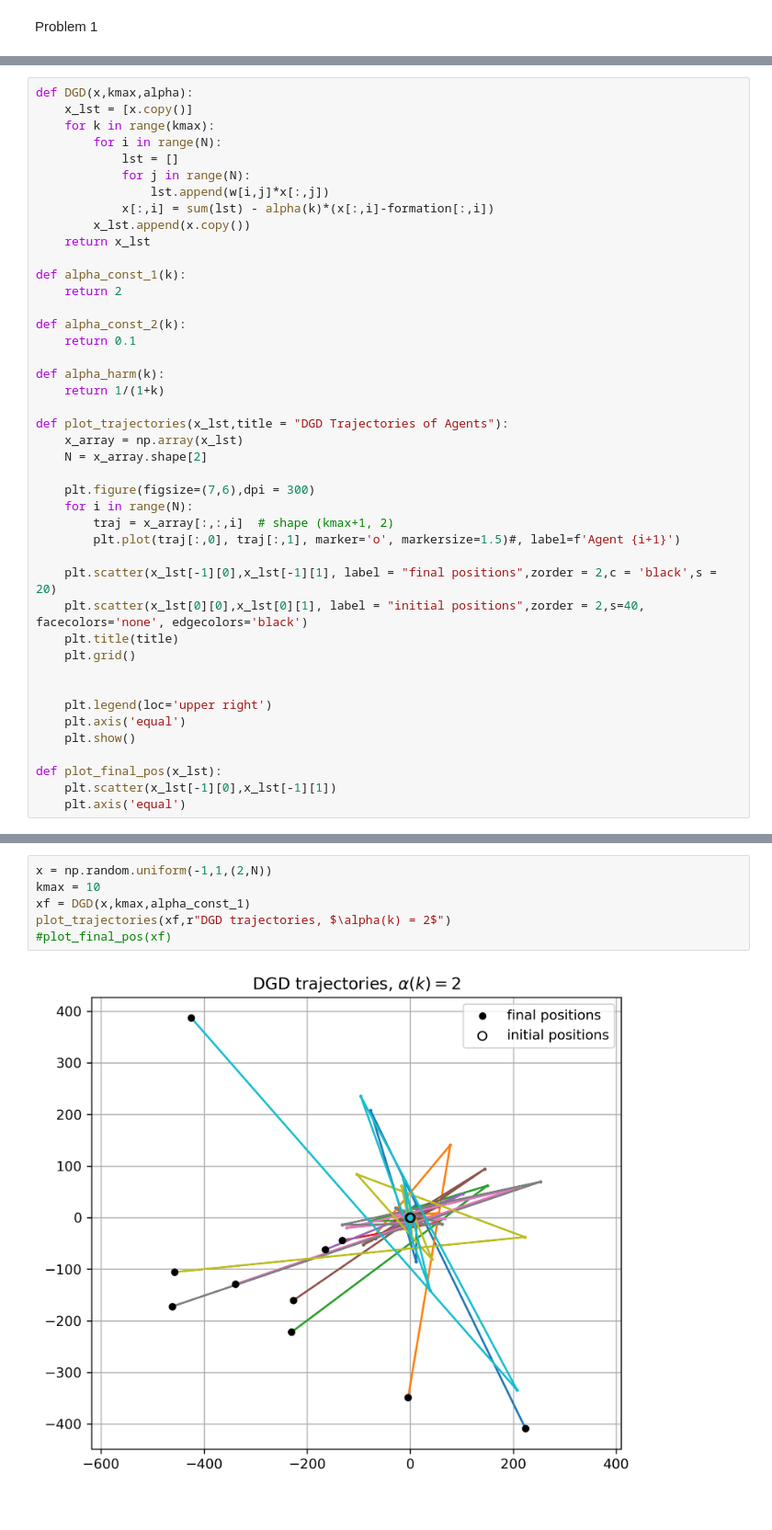
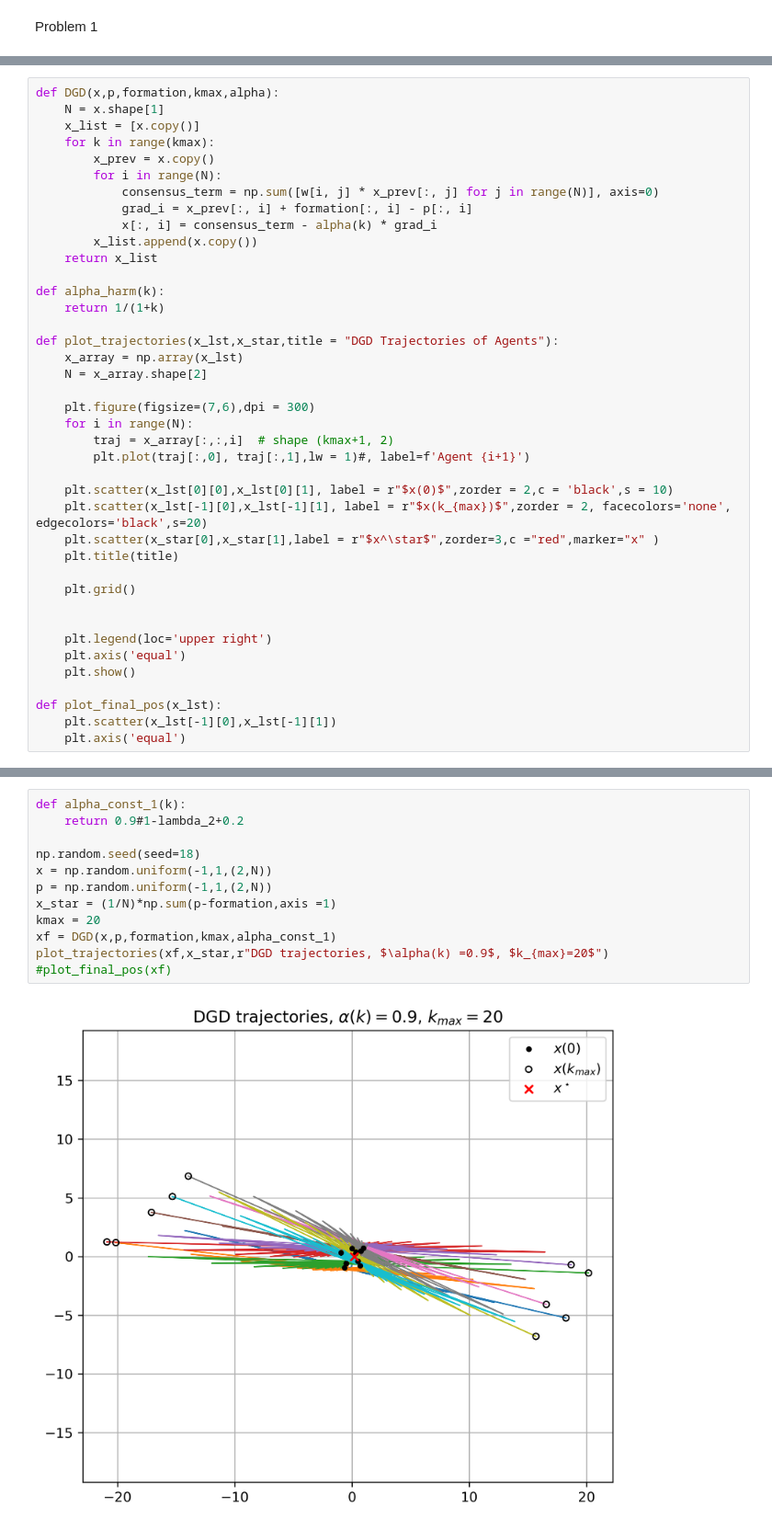
Before and after one commit to valentine-alia/MAE-6870, a Jupyter notebook: hw2/hw2_code_1.ipynb, the cells around one changed output, grey strips where cells are left out. Shown at 92% size. Cells and saved outputs as stored; diff of their text form.

```diff
--- a/hw2/hw2_code_1.ipynb
+++ b/hw2/hw2_code_1.ipynb
@@ -54,36 +47,33 @@ array([0., 1.])
 # %%
-def DGD(x,kmax,alpha):
-    x_lst = [x.copy()]
+def DGD(x,p,formation,kmax,alpha):
+    N = x.shape[1]
+    x_list = [x.copy()]
     for k in range(kmax):
+        x_prev = x.copy()
         for i in range(N):
-            lst = []
-            for j in range(N):
-                lst.append(w[i,j]*x[:,j])
-            x[:,i] = sum(lst) - alpha(k)*(x[:,i]-formation[:,i])
-        x_lst.append(x.copy())
-    return x_lst
-
-def alpha_const_1(k):
-    return 2
-
-def alpha_const_2(k):
-    return 0.1
+            consensus_term = np.sum([w[i, j] * x_prev[:, j] for j in range(N)], axis=0)
+            grad_i = x_prev[:, i] + formation[:, i] - p[:, i]
+            x[:, i] = consensus_term - alpha(k) * grad_i
+        x_list.append(x.copy())
+    return x_list
 
 def alpha_harm(k):
     return 1/(1+k)
 
-def plot_trajectories(x_lst,title = "DGD Trajectories of Agents"):
+def plot_trajectories(x_lst,x_star,title = "DGD Trajectories of Agents"):
     x_array = np.array(x_lst)
     N = x_array.shape[2]
 
     plt.figure(figsize=(7,6),dpi = 300)
     for i in range(N):
         traj = x_array[:,:,i]  # shape (kmax+1, 2)
-        plt.plot(traj[:,0], traj[:,1], marker='o', markersize=1.5)#, label=f'Agent {i+1}')
+        plt.plot(traj[:,0], traj[:,1],lw = 1)#, label=f'Agent {i+1}')
 
-    plt.scatter(x_lst[-1][0],x_lst[-1][1], label = "final positions",zorder = 2,c = 'black',s = 20)
-    plt.scatter(x_lst[0][0],x_lst[0][1], label = "initial positions",zorder = 2,s=40, facecolors='none', edgecolors='black')
+    plt.scatter(x_lst[0][0],x_lst[0][1], label = r"$x(0)$",zorder = 2,c = 'black',s = 10)
+    plt.scatter(x_lst[-1][0],x_lst[-1][1], label = r"$x(k_{max})$",zorder = 2, facecolors='none', edgecolors='black',s=20)
+    plt.scatter(x_star[0],x_star[1],label = r"$x^\star$",zorder=3,c ="red",marker="x" )
     plt.title(title)
+
     plt.grid()
 
 
@@ -97,9 +91,15 @@ def plot_final_pos(x_lst):
 # %%
+def alpha_const_1(k):
+    return 0.9#1-lambda_2+0.2
+
+np.random.seed(seed=18)
 x = np.random.uniform(-1,1,(2,N))
-kmax = 10
-xf = DGD(x,kmax,alpha_const_1)
-plot_trajectories(xf,r"DGD trajectories, $\alpha(k) = 2$")
+p = np.random.uniform(-1,1,(2,N))
+x_star = (1/N)*np.sum(p-formation,axis =1)
+kmax = 20
+xf = DGD(x,p,formation,kmax,alpha_const_1)
+plot_trajectories(xf,x_star,r"DGD trajectories, $\alpha(k) =0.9$, $k_{max}=20$")
 #plot_final_pos(xf)
 # %% [output]
-[figure, old version]
+[figure, new version]
 # %%
```
Also changed, not shown: parts of 9 cells of this notebook.
